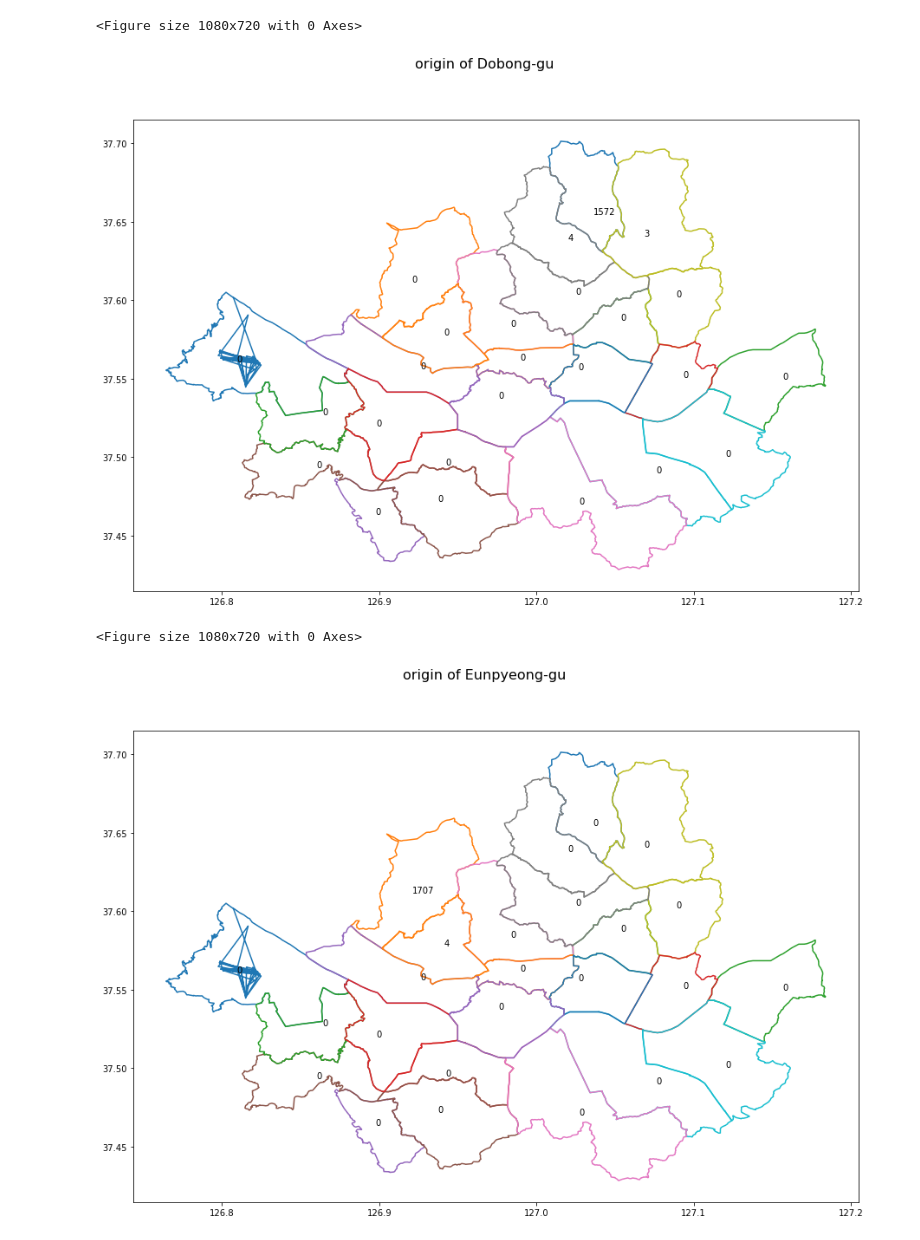
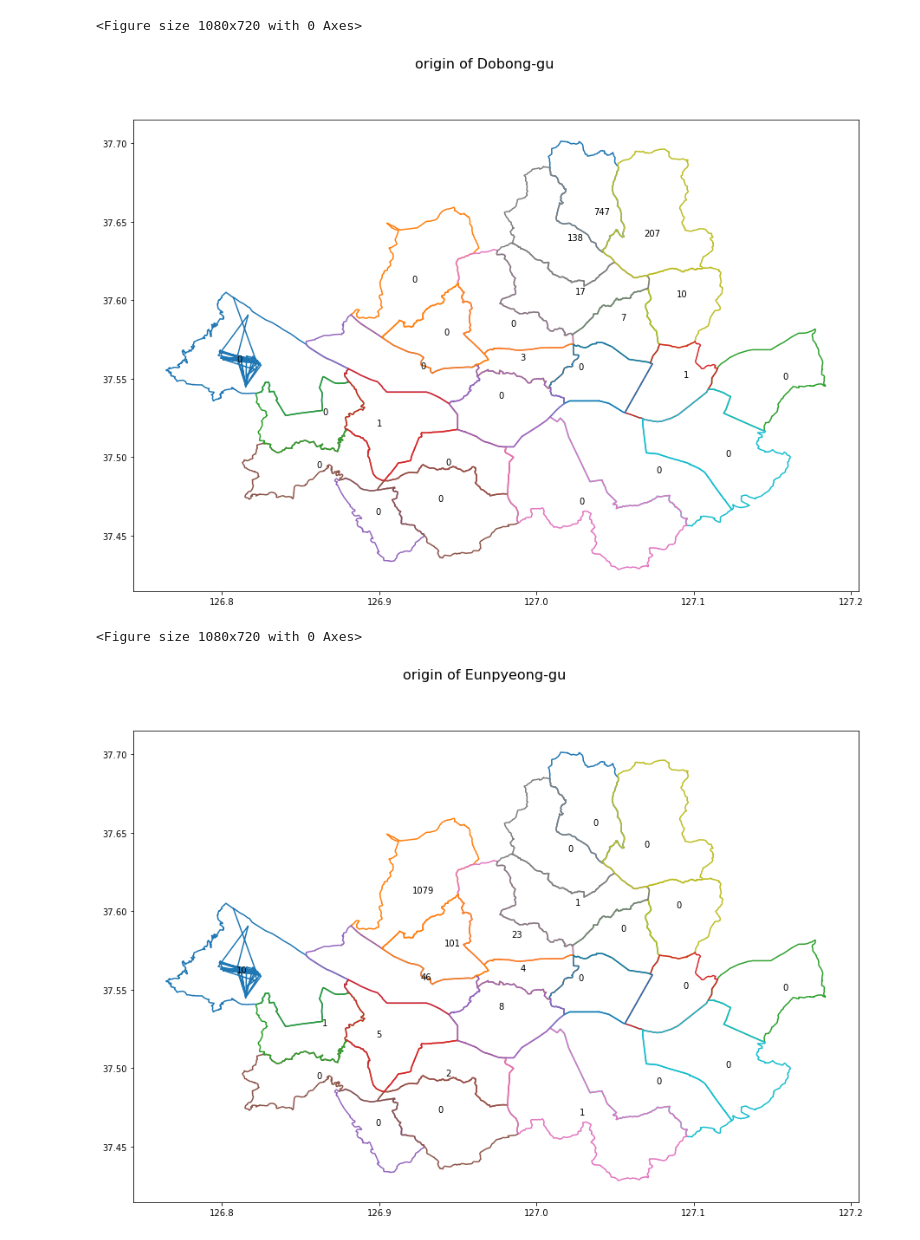
Before and after one commit to cho-96/taxi, a Jupyter notebook: 20180423.ipynb, the cells around one changed output. Cells and saved outputs as stored; diff of their text form; code cells hidden in the pictures.

```diff
--- a/20180423.ipynb
+++ b/20180423.ipynb
@@ -29,7 +36,9 @@ b = a6.loc[:,['longtitude_prev','latitude_prev','longtitude_curr','latitude_curr
+# %%
+b = a8.loc[:,['longitude_on','latitude_on','longitude_off','latitude_off']]
 # %%
-b['latitude_curr'] = b['latitude_curr']/10000000
-b['longtitude_curr'] = b['longtitude_curr']/10000000
-b['latitude_prev'] = b['latitude_prev']/10000000
-b['longtitude_prev'] = b['longtitude_prev']/10000000
-b = b[(b['latitude_prev']>30) & (b['longtitude_prev']>120)]
-b = b[(b['latitude_curr']>30) & (b['longtitude_curr']>120)]
+b['latitude_on'] = b['latitude_on']/10000000
+b['longitude_on'] = b['longitude_on']/10000000
+b['latitude_off'] = b['latitude_off']/10000000
+b['longitude_off'] = b['longitude_off']/10000000
+b = b[(b['latitude_on']>30) & (b['longitude_on']>120)]
+b = b[(b['latitude_off']>30) & (b['longitude_off']>120)]
@@ -73,5 +78,3 @@ for shape in sf.shapes():
     list.append([x,y])
 # %%
 df1 = pd.DataFrame(list)
-# %%
-seoul['count1']=0
@@ -86,0 +81,3 @@ seoul.head()
+# %%
+seoul['x']=df1[0]
+seoul['y']=df1[1]
@@ -87,22 +88,22 @@ seoul.head()
 # %%
 for k in range(25):
     seoul['count1']=0
     list=[]
-    for i in range(47444):
+    for i in range(35818):
         point = Point([b.iloc[i,2],b.iloc[i,3]])
         if seoul.iloc[k,6].contains(point):
             list.append([b.iloc[i,0],b.iloc[i,1]])
     c=pd.DataFrame(list)
     for i in range(len(c)):
         point = Point([c.iloc[i,0],c.iloc[i,1]])
         for j in range(25):
             if seoul.iloc[j,6].contains(point):
                 seoul.iloc[j,9]+=1
     title = 'origin of '+seoul.iloc[k,2]
     plot_map(seoul,title, x_lim = None,y_lim = None,figsize = (15,10))
 # %% [output]
 <Figure size 1080x720 with 0 Axes>
-[figure, old version]
+[figure, new version]
 <Figure size 1080x720 with 0 Axes>
 [figure]
 <Figure size 1080x720 with 0 Axes>
```
Also changed, not shown: parts of 11 cells of this notebook.
